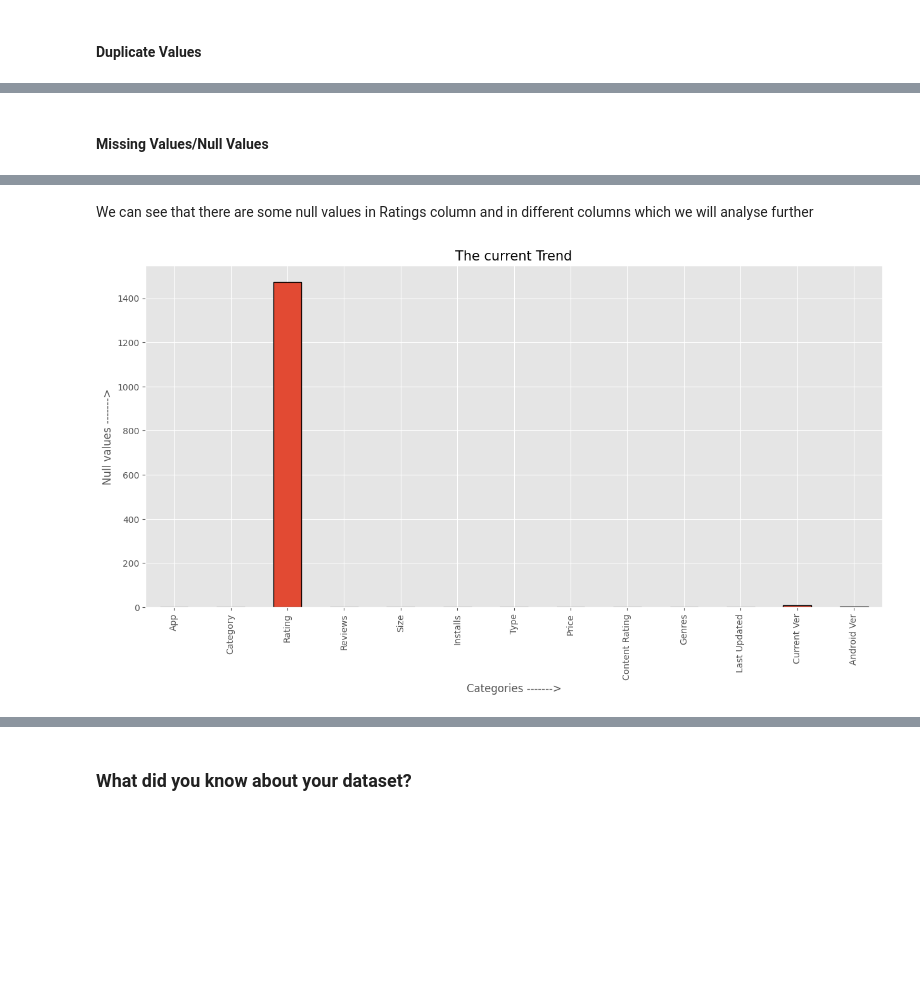
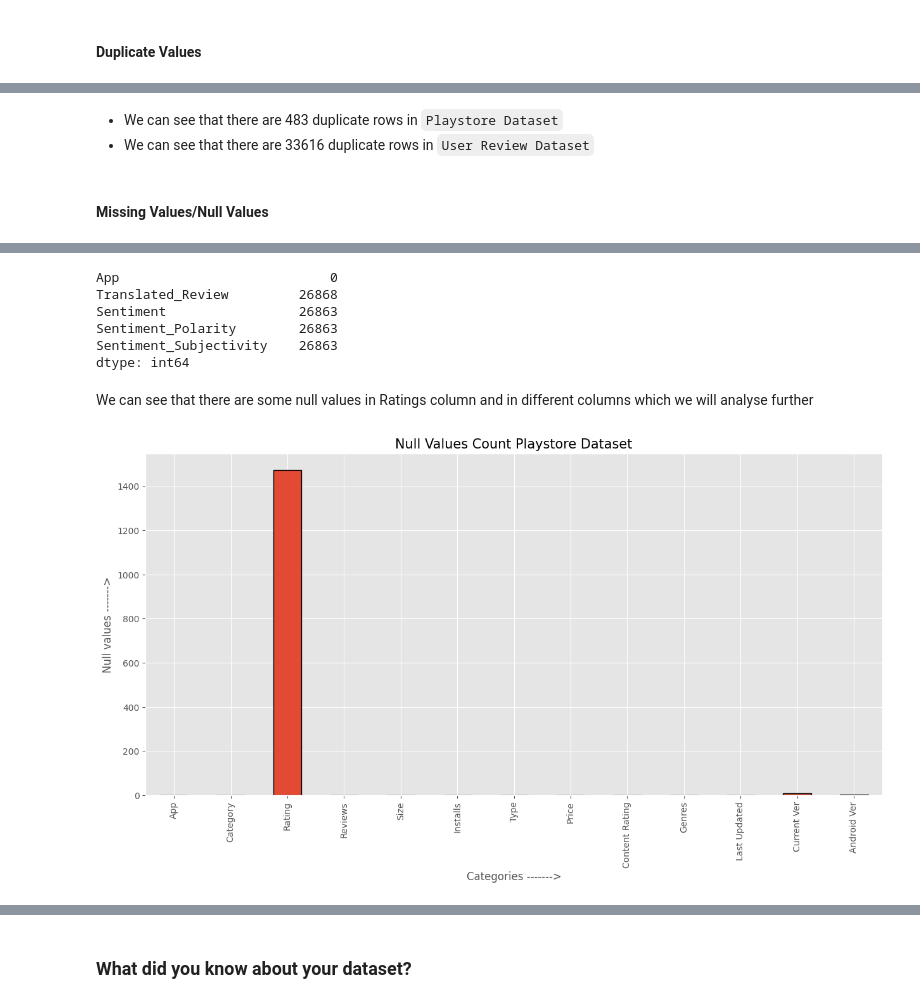
Before and after one commit to Abhinavyadav12827/Play-store-app-review-Exploratary-Data-Analysis, a Jupyter notebook: Abhinav_EDA_Notebook.ipynb, the cells around one changed output, grey strips where cells are left out. Drawn from its saved outputs; the diff is of its cells as text; code cells hidden in the pictures; blank space fills up the shorter version.

```diff
--- a/Abhinav_EDA_Notebook.ipynb
+++ b/Abhinav_EDA_Notebook.ipynb
@@ -178,7 +140,8 @@ warnings.filterwarnings("ignore")
 # %%
-# mounting the drive to colab notebook.
 # reading csv file
-df = pd.read_csv('/content/drive/MyDrive/capstone project almabetter/Play Store Data.csv')
+df_pd = pd.read_csv('/content/drive/MyDrive/capstone project almabetter/Play Store Data.csv')
+
+df_ur=pd.read_csv('/content/drive/MyDrive/capstone project almabetter/User Reviews.csv')
 # %% [markdown]
 ### Dataset First View
 # %%
@@ -257,8 +273,11 @@ We can see that there are 483 duplicate rows.
+# %% [markdown]
+* We can see that there are 483 duplicate rows in <code>Playstore Dataset</code>
+* We can see that there are 33616 duplicate rows in <code>User Review Dataset</code>
 # %% [markdown]
 #### Missing Values/Null Values
 # %%
-# Missing Values/Null Values Count
-null=df.isnull().sum()
+# Missing Values/Null Values Count in Playstore Dataset
+null=df_pd.isnull().sum()
 null
 # %% [output]
 App                  0
@@ -275,16 +294,27 @@ Last Updated         0
 Current Ver          8
 Android Ver          3
 dtype: int64
+# %%
+# Missing Values/Null Values Count in User Review Dataset
+null1=df_ur.isnull().sum()
+null1
+# %% [output]
+App                           0
+Translated_Review         26868
+Sentiment                 26863
+Sentiment_Polarity        26863
+Sentiment_Subjectivity    26863
+dtype: int64
 # %% [markdown]
 We can see that there are some null values in Ratings column and in different columns which we will analyse further
 # %%
-# Visualizing the missing values
+# Visualizing the missing values in Playstore Dataset
 
 plt.style.use('ggplot')
 trends = null.plot.bar(figsize= (15,7) , linewidth = 1 , edgecolor = 'black')
-trends.set_title('The current Trend',fontsize = 15)
+trends.set_title('Null Values Count Playstore Dataset',fontsize = 15)
 trends.set_xlabel('Categories ------->',fontsize =12)
 trends.set_ylabel('Null values ------->',fontsize =12)
 plt.show()
 # %% [output]
-[figure, old version]
+[figure, new version]
```
Also changed, not shown: parts of 27 cells of this notebook.
